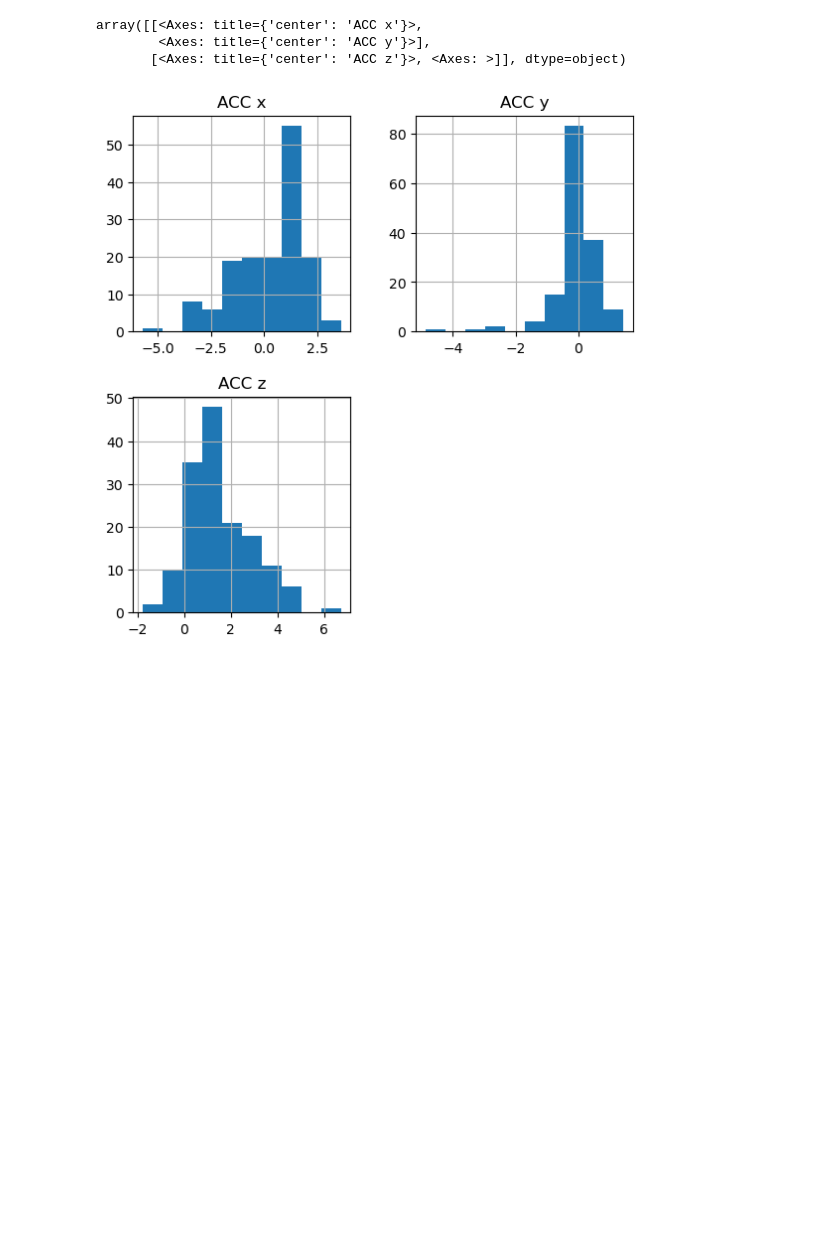
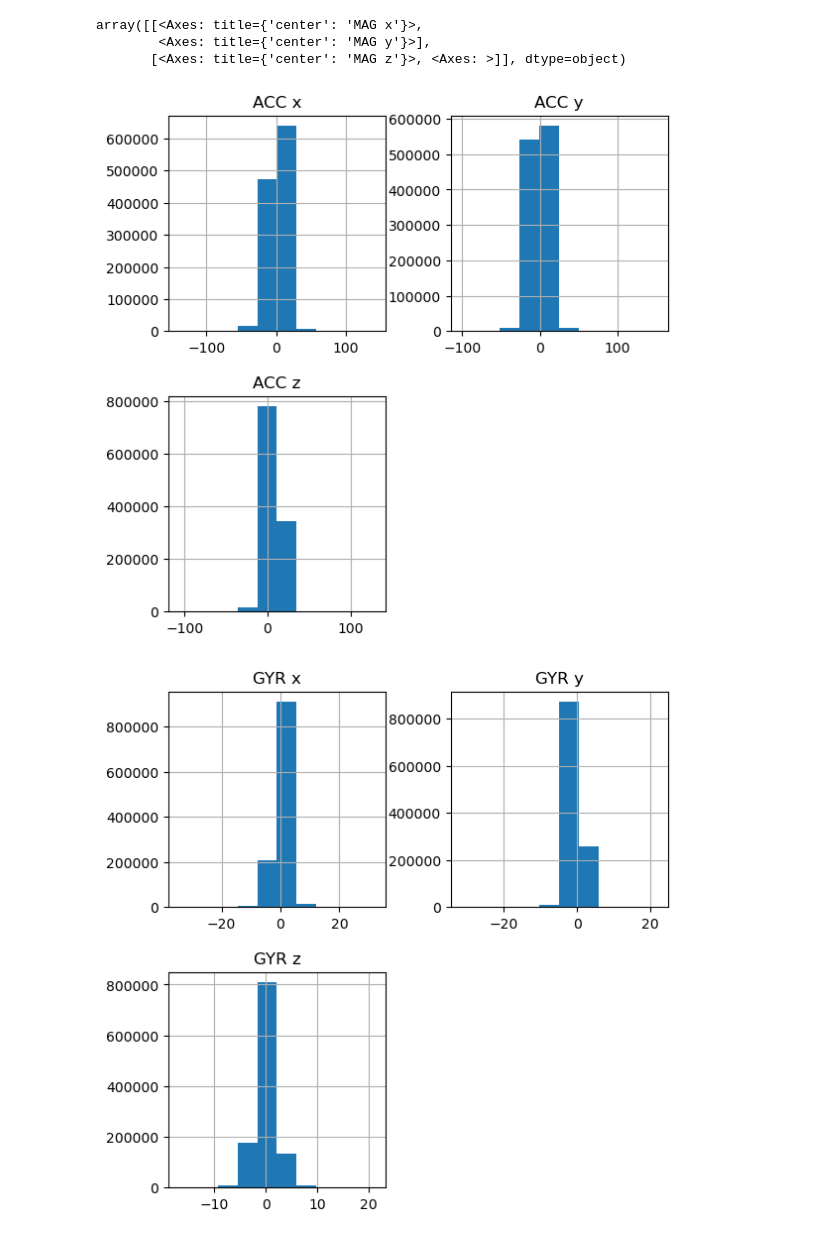
Before and after one commit to GiordanoT/predictive-analytics, a Jupyter notebook: Exploratory Analysis.ipynb, the cells around one changed output. Cells and saved outputs as stored; diff of their text form; code cells hidden in the pictures; blank space fills up the shorter version.

```diff
--- a/Exploratory Analysis.ipynb
+++ b/Exploratory Analysis.ipynb
@@ -7,8 +22,11 @@ df = pd.read_csv('activities_cleaned.csv', sep=';', index_col=0)
 # %%
 %matplotlib inline
-df.groupby(by=['Activity', 'Subject']).mean().hist(column=['ACC x', 'ACC y', 'ACC z'], figsize=(6.5, 6.5))
+df.hist(column=['ACC x', 'ACC y', 'ACC z'], figsize=(6.5, 6.5))
+df.hist(column=['GYR x', 'GYR y', 'GYR z'], figsize=(6.5, 6.5))
+df.hist(column=['MAG x', 'MAG y', 'MAG z'], figsize=(6.5, 6.5))
 # %% [output]
-array([[<Axes: title={'center': 'ACC x'}>,
-        <Axes: title={'center': 'ACC y'}>],
-       [<Axes: title={'center': 'ACC z'}>, <Axes: >]], dtype=object)
+array([[<Axes: title={'center': 'MAG x'}>,
+        <Axes: title={'center': 'MAG y'}>],
+       [<Axes: title={'center': 'MAG z'}>, <Axes: >]], dtype=object)
-[figure, old version]
+[figure, new version]
+[figure, added]
```
Also changed, not shown: parts of 10 cells of this notebook, 1 other file.
